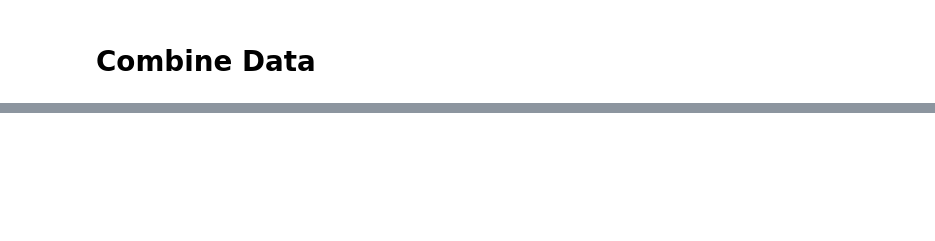
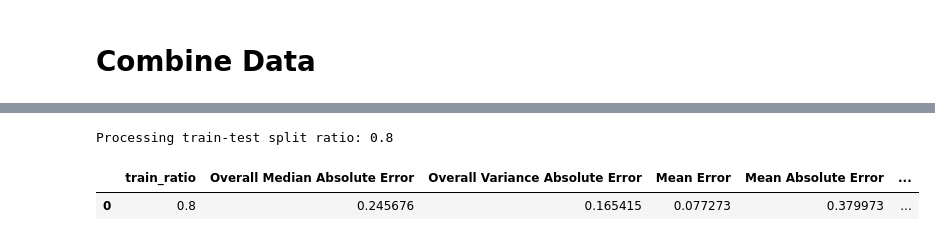
Before and after one commit to rheza-bitwyre/local-share-2, a Jupyter notebook: 06_trades_and_orderbooks/03_explore_ob_and_aggtrades.ipynb, the cells around one changed output, grey strips where cells are left out. Cells and saved outputs as stored; diff of their text form; code cells hidden in the pictures; blank space fills up the shorter version.

```diff
--- a/06_trades_and_orderbooks/03_explore_ob_and_aggtrades.ipynb
+++ b/06_trades_and_orderbooks/03_explore_ob_and_aggtrades.ipynb
@@ -50,0 +149,76 @@ df_at
+# %%
+import time
+import numpy as np
+import pandas as pd
+from sklearn.linear_model import LinearRegression
+
+# Separate df into features and target
+features_df = df.drop(['ts', 'next_5s_nearest_price'], axis=1)
+target_df = df['next_5s_nearest_price']
+
+# Convert to NumPy arrays
+X = features_df.values
+y = target_df.values
+
+# Define list of train-test split proportions
+train_test_ratios = [0.8]  # Example proportions for training set
+
+# List to store results
+all_results = []
+
+# Loop through each train-test ratio
+for train_ratio in train_test_ratios:
+    print(f'Processing train-test split ratio: {train_ratio}')
+
+    # Split data chronologically
+    split_index = int(len(X) * train_ratio)
+    X_train, X_test = X[:split_index], X[split_index:]
+    y_train, y_test = y[:split_index], y[split_index:]
+
+    # Normalize training data
+    X_train_mean = np.mean(X_train, axis=0)
+    X_train_std = np.std(X_train, axis=0)
+    X_train_normalized = (X_train - X_train_mean) / X_train_std
+
+    # Get the column index for 'volatility' from features_df
+    close_index = features_df.columns.get_loc('nearest_price')
+
+    # Normalize y_train using the mean and std of the 'volatility' column
+    close_mean = X_train[:, close_index].mean()
+    close_std = X_train[:, close_index].std()
+    y_train_normalized = (y_train - close_mean) / close_std
+
+    # Normalize test data using the training set's statistics
+    X_test_normalized = (X_test - X_train_mean) / X_train_std
+
+    # Initialize and fit the model
+    start_time = time.time()
+    model = LinearRegression()
+    model.fit(X_train_normalized, y_train_normalized)
+
+    # Predict on the test set
+    y_pred_test = model.predict(X_test_normalized)
+    # Denormalize predictions
+    y_pred_test_denorm = y_pred_test * close_std + close_mean
+
+    # Track the end time of the process
+    end_time = time.time()
+
+    # Evaluate the model
+    eval_results, _ = evaluate_baseline(y_pred_test_denorm, y_test)
+
+    # Append results to the list
+    all_results.append({
+        'train_ratio': train_ratio,
+        **eval_results
+    })
+
+# Convert results to a DataFrame for further analysis
+results_df = pd.DataFrame(all_results)
+
+# Print the results DataFrame
+results_df
+# %% [output]
+Processing train-test split ratio: 0.8
+|  | train_ratio | Overall Median Absolute Error | Overall Variance Absolute Error | Mean Error | Mean Absolute Error | ... |
+| 0 | 0.8 | 0.245676 | 0.165415 | 0.077273 | 0.379973 | ... |
```
Also changed, not shown: parts of 6 cells of this notebook, 4 other files.
